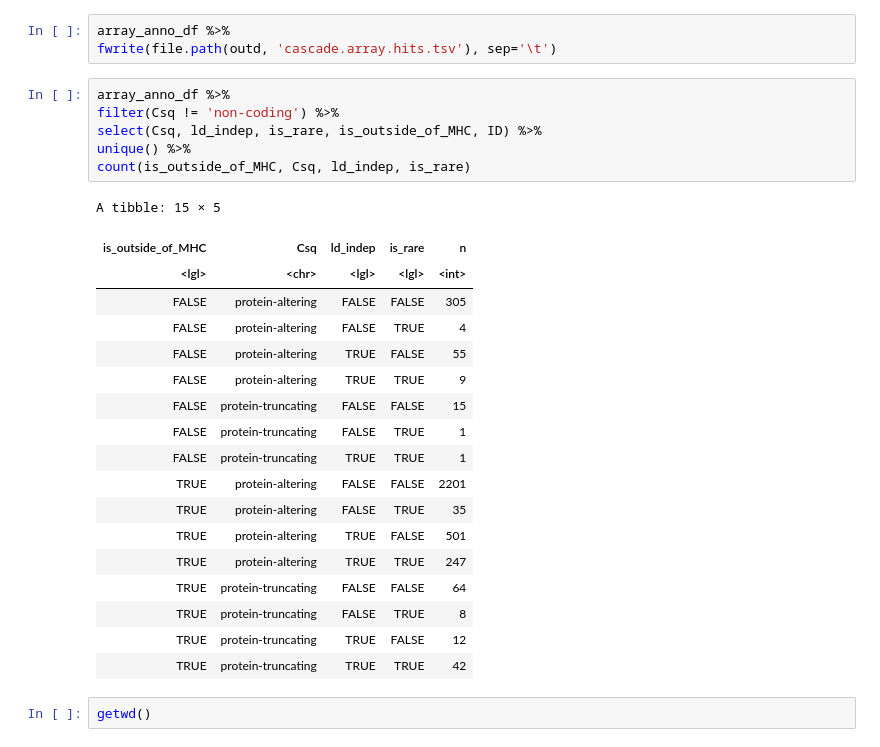
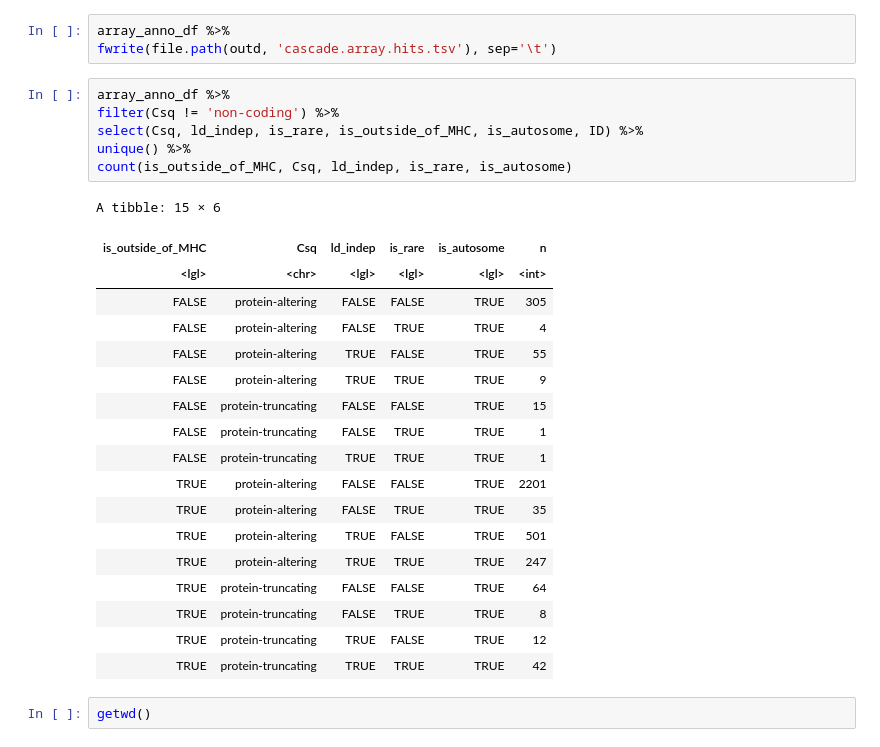
Before and after one commit to rivas-lab/biomarkers, a Jupyter notebook: cascade/2_cascade_array.hits.ipynb, the cells around one changed output. Cells and saved outputs as stored; diff of their text form.

```diff
--- a/cascade/2_cascade_array.hits.ipynb
+++ b/cascade/2_cascade_array.hits.ipynb
@@ -39,28 +39,28 @@ fwrite(file.path(outd, 'cascade.array.hits.tsv'), sep='\t')
 # %%
 array_anno_df %>%
 filter(Csq != 'non-coding') %>%
-select(Csq, ld_indep, is_rare, is_outside_of_MHC, ID) %>%
+select(Csq, ld_indep, is_rare, is_outside_of_MHC, is_autosome, ID) %>%
 unique() %>%
-count(is_outside_of_MHC, Csq, ld_indep, is_rare)
+count(is_outside_of_MHC, Csq, ld_indep, is_rare, is_autosome)
 # %% [output]
-A tibble: 15 × 5
+A tibble: 15 × 6
-| is_outside_of_MHC | Csq | ld_indep | is_rare | n |
-| <lgl> | <chr> | <lgl> | <lgl> | <int> |
-| FALSE | protein-altering | FALSE | FALSE | 305 |
-| FALSE | protein-altering | FALSE | TRUE | 4 |
-| FALSE | protein-altering | TRUE | FALSE | 55 |
-| FALSE | protein-altering | TRUE | TRUE | 9 |
-| FALSE | protein-truncating | FALSE | FALSE | 15 |
-| FALSE | protein-truncating | FALSE | TRUE | 1 |
-| FALSE | protein-truncating | TRUE | TRUE | 1 |
-| TRUE | protein-altering | FALSE | FALSE | 2201 |
-| TRUE | protein-altering | FALSE | TRUE | 35 |
-| TRUE | protein-altering | TRUE | FALSE | 501 |
-| TRUE | protein-altering | TRUE | TRUE | 247 |
-| TRUE | protein-truncating | FALSE | FALSE | 64 |
-| TRUE | protein-truncating | FALSE | TRUE | 8 |
-| TRUE | protein-truncating | TRUE | FALSE | 12 |
-| TRUE | protein-truncating | TRUE | TRUE | 42 |
+| is_outside_of_MHC | Csq | ld_indep | is_rare | is_autosome | n |
+| <lgl> | <chr> | <lgl> | <lgl> | <lgl> | <int> |
+| FALSE | protein-altering | FALSE | FALSE | TRUE | 305 |
+| FALSE | protein-altering | FALSE | TRUE | TRUE | 4 |
+| FALSE | protein-altering | TRUE | FALSE | TRUE | 55 |
+| FALSE | protein-altering | TRUE | TRUE | TRUE | 9 |
+| FALSE | protein-truncating | FALSE | FALSE | TRUE | 15 |
+| FALSE | protein-truncating | FALSE | TRUE | TRUE | 1 |
+| FALSE | protein-truncating | TRUE | TRUE | TRUE | 1 |
+| TRUE | protein-altering | FALSE | FALSE | TRUE | 2201 |
+| TRUE | protein-altering | FALSE | TRUE | TRUE | 35 |
+| TRUE | protein-altering | TRUE | FALSE | TRUE | 501 |
+| TRUE | protein-altering | TRUE | TRUE | TRUE | 247 |
+| TRUE | protein-truncating | FALSE | FALSE | TRUE | 64 |
+| TRUE | protein-truncating | FALSE | TRUE | TRUE | 8 |
+| TRUE | protein-truncating | TRUE | FALSE | TRUE | 12 |
+| TRUE | protein-truncating | TRUE | TRUE | TRUE | 42 |
 # %%
 getwd()
 # %% [output]
```
Also changed, not shown: parts of 1 cell of this notebook, 7 other files.
